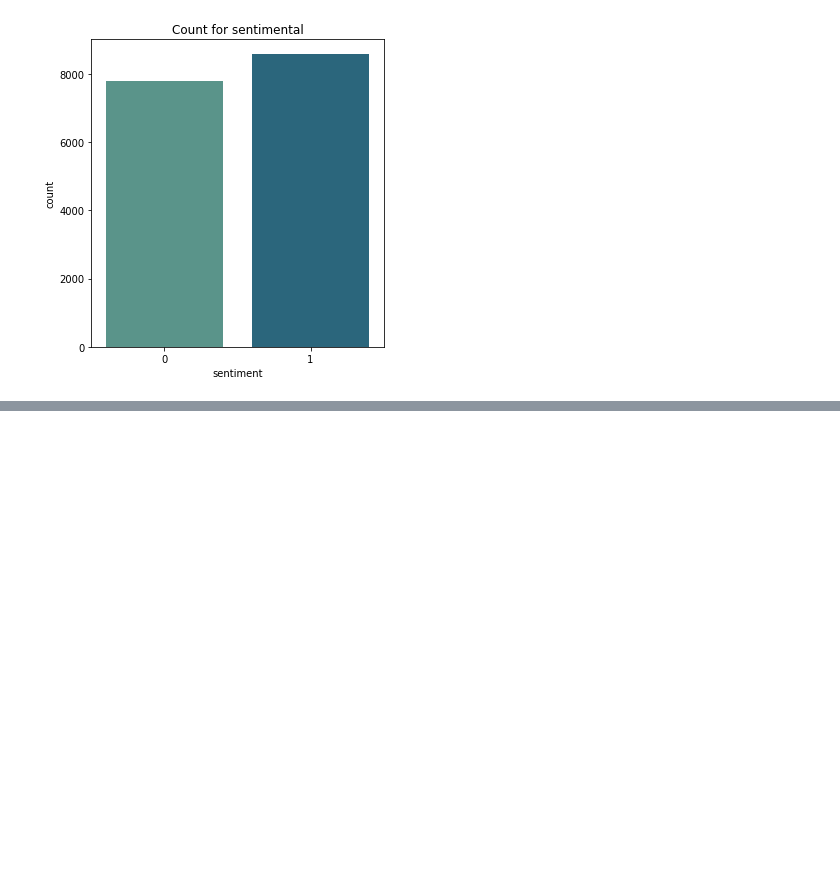
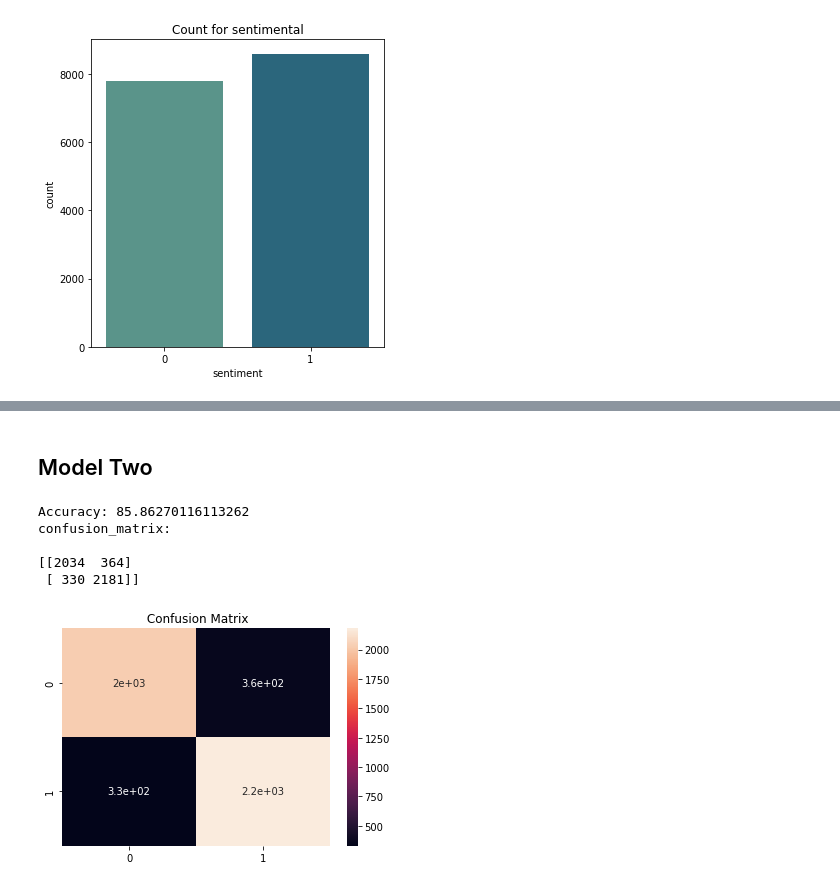
Before and after one commit to harishahamed26/Sentimental-Analysis, a Jupyter notebook: SentimentalAnalysis.ipynb, the cells around one changed output, grey strips where cells are left out. Drawn from its saved outputs; the diff is of its cells as text; code cells hidden in the pictures; blank space fills up the shorter version.

```diff
--- a/SentimentalAnalysis.ipynb
+++ b/SentimentalAnalysis.ipynb
@@ -127,0 +278,22 @@ Name: text, Length: 16363, dtype: object
+# %% [markdown]
+## Model Two
+# %%
+# Train Test Split for the model 1 [Raw Text]
+
+x_train, x_test, y_train, y_test = train_test_split(df_sentimentalDS['Tokenised_text'] ,  df_sentimentalDS['sentiment'],
+                                   test_size=0.3, random_state = 100 )
+
+
+
+vectorizer = CountVectorizer()  # default: lowercase=True, ngram_range=(1,1)
+vectorizer.fit(x_train)
+vectorizer.fit(x_test)
+
+CV_M2_Accuracy, CV_M2 = Perform_SVM(x_train, x_test, y_train, y_test )
+# %% [output]
+Accuracy: 85.86270116113262
+confusion_matrix:
+
+[[2034  364]
+ [ 330 2181]]
+[figure, added]
```
Also changed, not shown: parts of 39 cells of this notebook.
